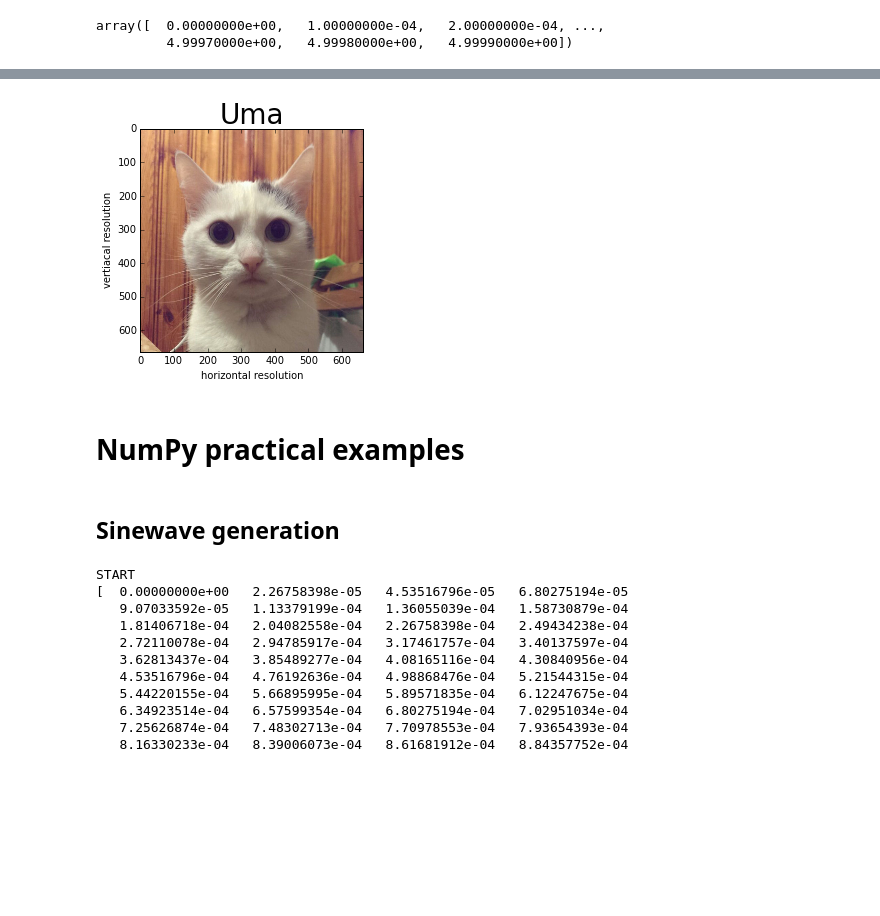
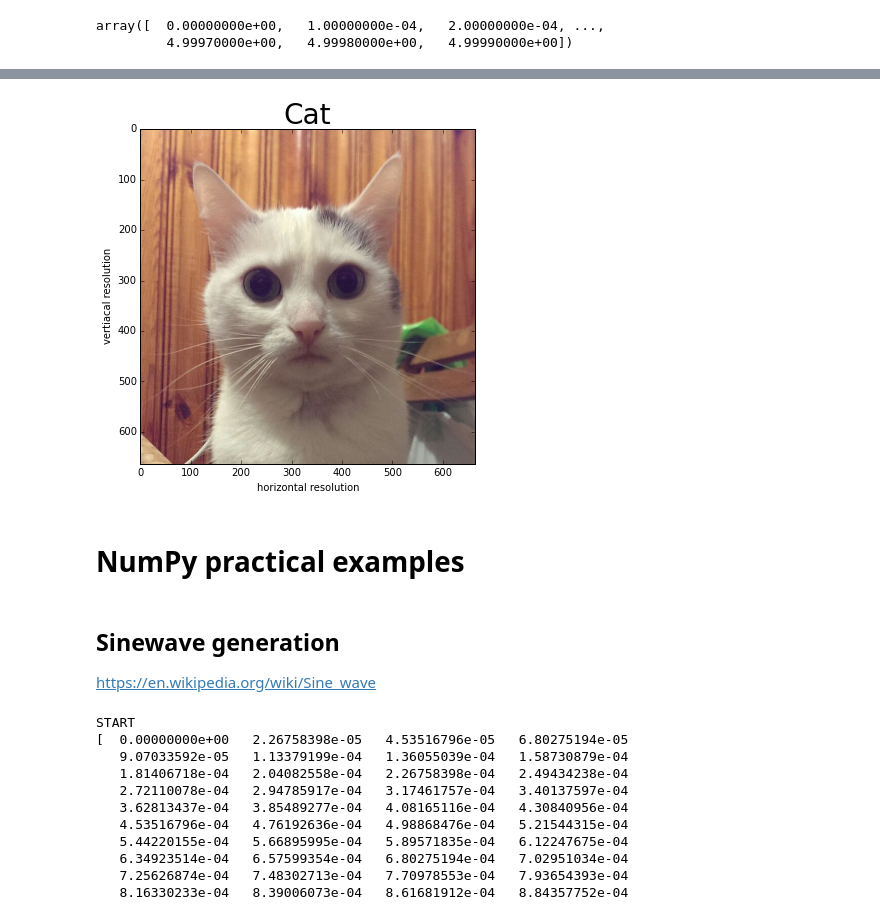
Before and after one commit to Ch00k/jupyter_numpy_overview, a Jupyter notebook: jupyter_numpy_overview.ipynb, the cells around one changed output, grey strips where cells are left out. Saved outputs shown, nothing was run; the diff lists cells and outputs as text; code cells hidden in the pictures; blank space fills up the shorter version.

```diff
--- a/jupyter_numpy_overview.ipynb
+++ b/jupyter_numpy_overview.ipynb
@@ -418,6 +420,7 @@ array([[ 5.,  8.,  0.],
 %matplotlib inline
 # %%
 import matplotlib.pyplot as plt
+plt.rcParams["figure.figsize"] = (10, 6)
 # %%
 x = np.arange(0, 5, 0.0001)
 x
@@ -433,17 +441,18 @@ plt.plot(np.sin(2 * np.pi * x))
 # %%
 import matplotlib.image as mpimg
 image = mpimg.imread('/tmp/uma.png')  # https://goo.gl/3OfCVv
-plt.title('Uma', fontsize=28)
+plt.title('Cat', fontsize=28)
 plt.xlabel('horizontal resolution')
 plt.ylabel('vertiacal resolution')
 plt.imshow(image)
 plt.show()
 # %% [output]
-[figure, old version]
+[figure, new version]
 # %% [markdown]
 # NumPy practical examples
 # %% [markdown]
 ## Sinewave generation
+https://en.wikipedia.org/wiki/Sine_wave
 # %%
 duration = 5  # seconds
 samplerate = 44100  # samples per second, Hertz
```
Also changed, not shown: parts of 41 cells of this notebook.
